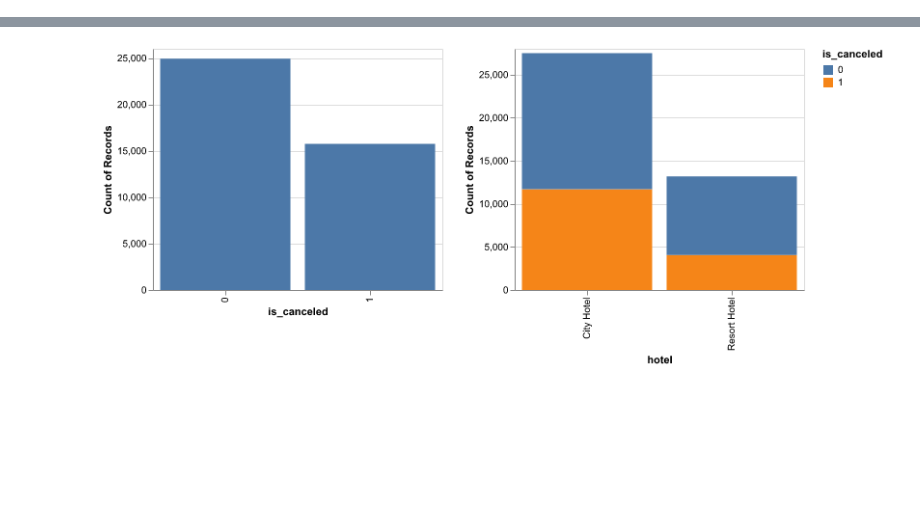
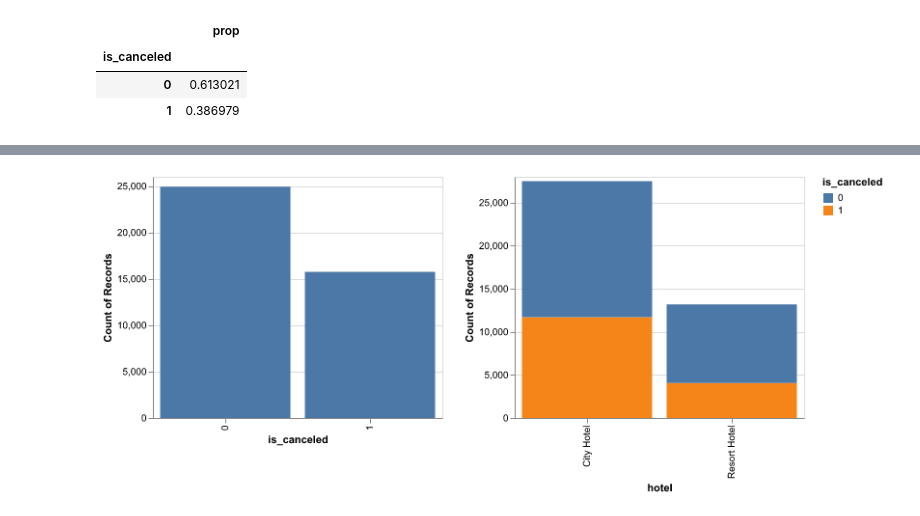
Before and after one commit to ahass9/DSCI-522-Group-Project, a Jupyter notebook: analysis.ipynb, the cells around one changed output, grey strips where cells are left out. Drawn from its saved outputs; the diff is of its cells as text; code cells hidden in the pictures; blank space fills up the shorter version.

```diff
--- a/analysis.ipynb
+++ b/analysis.ipynb
@@ -211,0 +142,9 @@ hotel_data_cleaned
+# %%
+#Examining target variable distribution
+target_df = pd.DataFrame(hotel_data_cleaned["is_canceled"].value_counts(normalize=True).rename("prop"))
+target_df
+# %% [output]
+|  | prop |
+| is_canceled |  |
+| 0 | 0.613021 |
+| 1 | 0.386979 |
```
Also changed, not shown: parts of 45 cells of this notebook, 1 other file.
